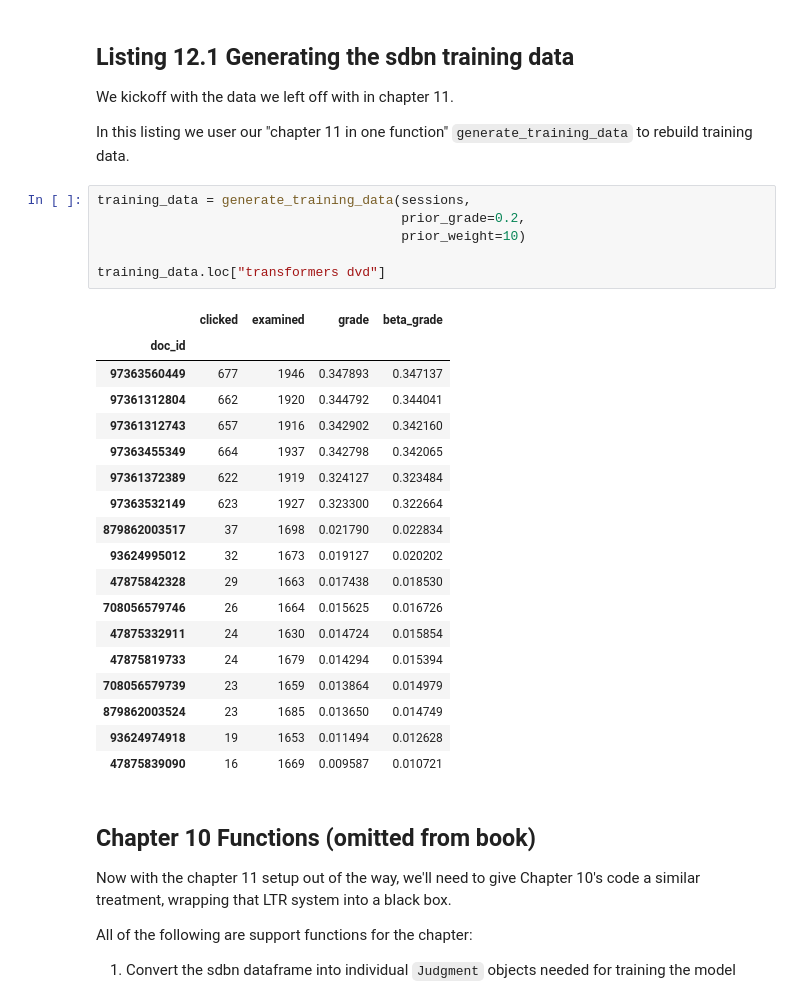
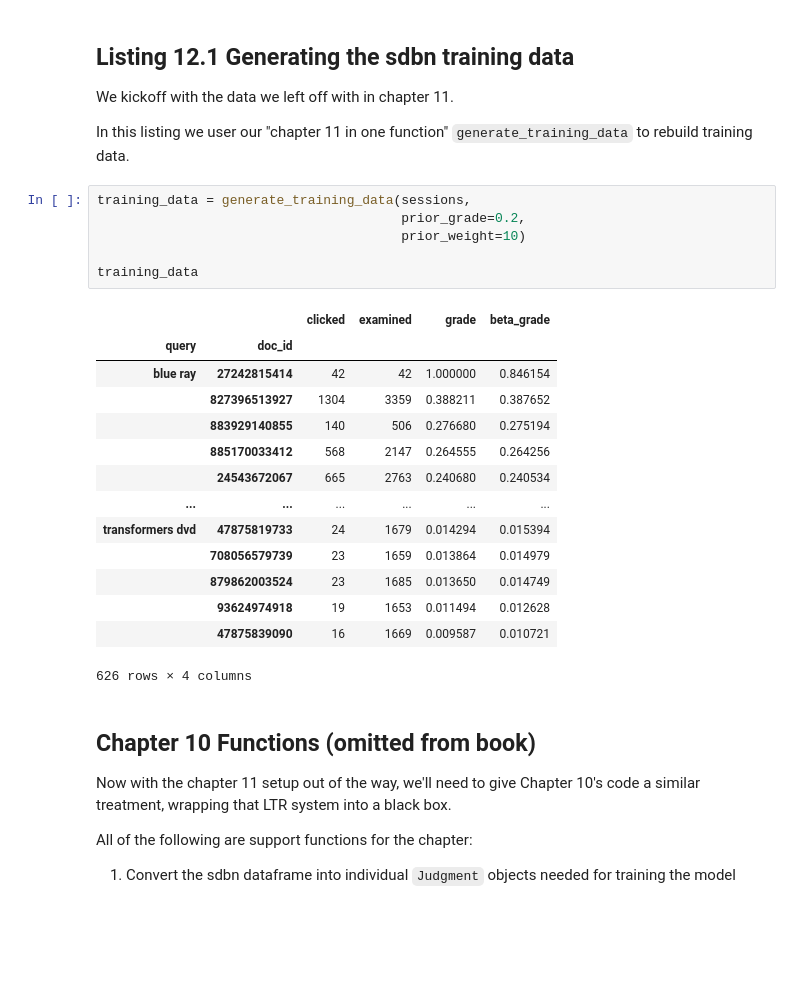
Before and after one commit to treygrainger/ai-powered-search, a Jupyter notebook: chapters/ch12/1.ab-testing-to-active-learning.ipynb, the cells around one changed output. Saved outputs shown, nothing was run; the diff lists cells and outputs as text; blank space fills up the shorter version.

```diff
--- a/chapters/ch12/1.ab-testing-to-active-learning.ipynb
+++ b/chapters/ch12/1.ab-testing-to-active-learning.ipynb
@@ -255,28 +255,24 @@ In this listing we user our "chapter 11 in one function" `generate_training_data
 # %%
 training_data = generate_training_data(sessions,
                                        prior_grade=0.2,
                                        prior_weight=10)
 
-training_data.loc["transformers dvd"]
+training_data
 # %% [output]
-|  | clicked | examined | grade | beta_grade |
-| doc_id |  |  |  |  |
-| 97363560449 | 677 | 1946 | 0.347893 | 0.347137 |
-| 97361312804 | 662 | 1920 | 0.344792 | 0.344041 |
-| 97361312743 | 657 | 1916 | 0.342902 | 0.342160 |
-| 97363455349 | 664 | 1937 | 0.342798 | 0.342065 |
-| 97361372389 | 622 | 1919 | 0.324127 | 0.323484 |
-| 97363532149 | 623 | 1927 | 0.323300 | 0.322664 |
-| 879862003517 | 37 | 1698 | 0.021790 | 0.022834 |
-| 93624995012 | 32 | 1673 | 0.019127 | 0.020202 |
-| 47875842328 | 29 | 1663 | 0.017438 | 0.018530 |
-| 708056579746 | 26 | 1664 | 0.015625 | 0.016726 |
-| 47875332911 | 24 | 1630 | 0.014724 | 0.015854 |
-| 47875819733 | 24 | 1679 | 0.014294 | 0.015394 |
-| 708056579739 | 23 | 1659 | 0.013864 | 0.014979 |
-| 879862003524 | 23 | 1685 | 0.013650 | 0.014749 |
-| 93624974918 | 19 | 1653 | 0.011494 | 0.012628 |
-| 47875839090 | 16 | 1669 | 0.009587 | 0.010721 |
+|  |  | clicked | examined | grade | beta_grade |
+| query | doc_id |  |  |  |  |
+| blue ray | 27242815414 | 42 | 42 | 1.000000 | 0.846154 |
+|  | 827396513927 | 1304 | 3359 | 0.388211 | 0.387652 |
+|  | 883929140855 | 140 | 506 | 0.276680 | 0.275194 |
+|  | 885170033412 | 568 | 2147 | 0.264555 | 0.264256 |
+|  | 24543672067 | 665 | 2763 | 0.240680 | 0.240534 |
+| ... | ... | ... | ... | ... | ... |
+| transformers dvd | 47875819733 | 24 | 1679 | 0.014294 | 0.015394 |
+|  | 708056579739 | 23 | 1659 | 0.013864 | 0.014979 |
+|  | 879862003524 | 23 | 1685 | 0.013650 | 0.014749 |
+|  | 93624974918 | 19 | 1653 | 0.011494 | 0.012628 |
+|  | 47875839090 | 16 | 1669 | 0.009587 | 0.010721 |
+626 rows × 4 columns
 # %% [markdown]
 ## Chapter 10 Functions (omitted from book)
 
```
Also changed, not shown: parts of 21 cells of this notebook, 10 other files.
